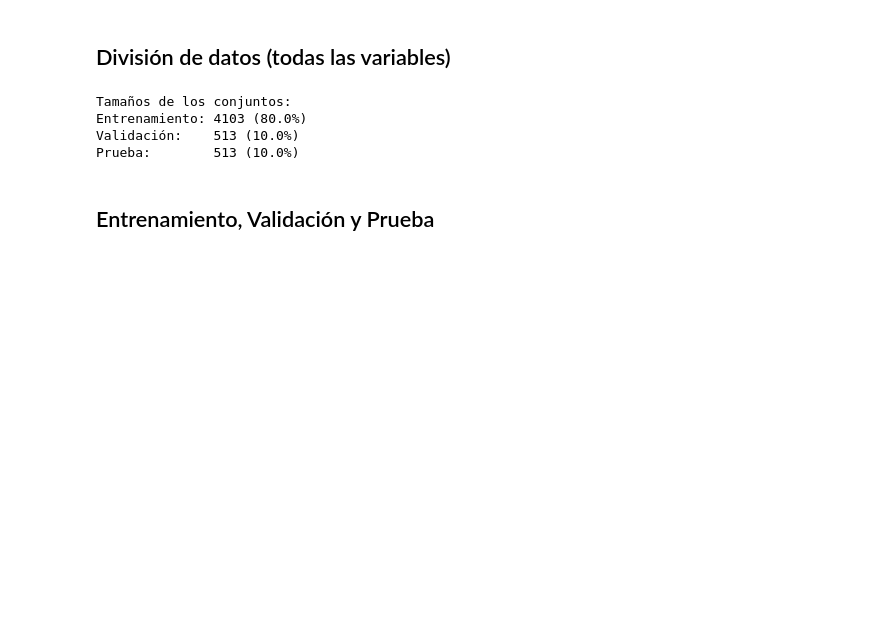
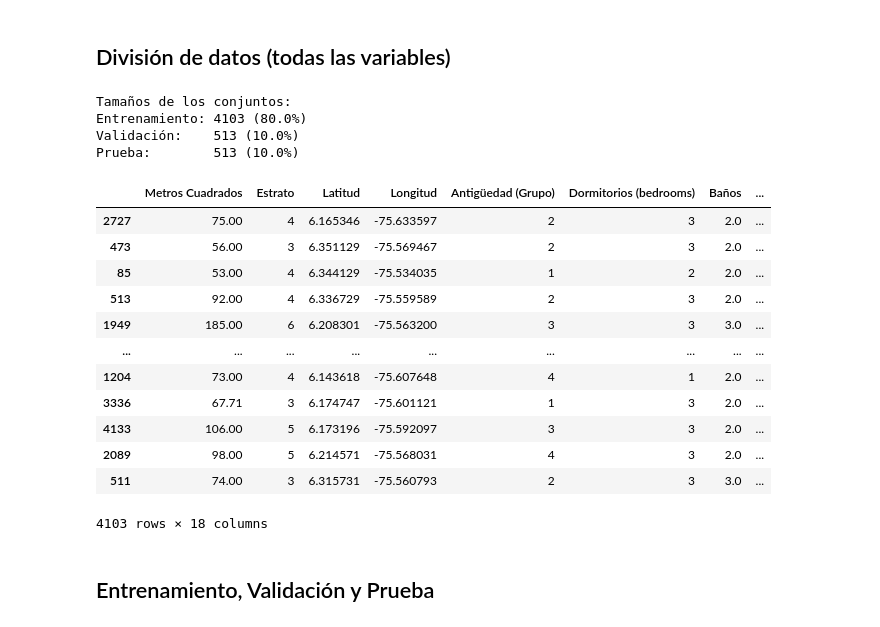
Before and after one commit to Santiago-Beltran/housing-cost-analysis-prediction, a Jupyter notebook: CRISP_DM/ModellingPhase.ipynb, the cells around one changed output. Cells and saved outputs as stored; diff of their text form; code cells hidden in the pictures; blank space fills up the shorter version.

```diff
--- a/CRISP_DM/ModellingPhase.ipynb
+++ b/CRISP_DM/ModellingPhase.ipynb
@@ -92,29 +92,44 @@ Vemos que el análisis de SHAP con un modelo de RandomForest nos brinda informac
 # %%
 # 80 10 10
 
 X = dm.drop(columns=["Precio"])
 y = dm["Precio"]
 
 
 X_train_val, X_test, y_train_val, y_test = train_test_split(
     X, y, test_size=0.10, random_state=42
 )
 
 
 X_train, X_val, y_train, y_val = train_test_split(
     X_train_val, y_train_val, test_size=0.11111, random_state=42
 )
 
 
 print("Tamaños de los conjuntos:")
 print(f"Entrenamiento: {len(X_train)} ({len(X_train)/len(dm)*100:.1f}%)")
 print(f"Validación:    {len(X_val)} ({len(X_val)/len(dm)*100:.1f}%)")
 print(f"Prueba:        {len(X_test)} ({len(X_test)/len(dm)*100:.1f}%)")
+
+X_train
 # %% [output]
 Tamaños de los conjuntos:
 Entrenamiento: 4103 (80.0%)
 Validación:    513 (10.0%)
 Prueba:        513 (10.0%)
+|  | Metros Cuadrados | Estrato | Latitud | Longitud | Antigüedad (Grupo) | Dormitorios (bedrooms) | Baños | ... |
+| 2727 | 75.00 | 4 | 6.165346 | -75.633597 | 2 | 3 | 2.0 | ... |
+| 473 | 56.00 | 3 | 6.351129 | -75.569467 | 2 | 3 | 2.0 | ... |
+| 85 | 53.00 | 4 | 6.344129 | -75.534035 | 1 | 2 | 2.0 | ... |
+| 513 | 92.00 | 4 | 6.336729 | -75.559589 | 2 | 3 | 2.0 | ... |
+| 1949 | 185.00 | 6 | 6.208301 | -75.563200 | 3 | 3 | 3.0 | ... |
+| ... | ... | ... | ... | ... | ... | ... | ... | ... |
+| 1204 | 73.00 | 4 | 6.143618 | -75.607648 | 4 | 1 | 2.0 | ... |
+| 3336 | 67.71 | 3 | 6.174747 | -75.601121 | 1 | 3 | 2.0 | ... |
+| 4133 | 106.00 | 5 | 6.173196 | -75.592097 | 3 | 3 | 2.0 | ... |
+| 2089 | 98.00 | 5 | 6.214571 | -75.568031 | 4 | 3 | 2.0 | ... |
+| 511 | 74.00 | 3 | 6.315731 | -75.560793 | 2 | 3 | 3.0 | ... |
+4103 rows × 18 columns
 # %% [markdown]
 ## Entrenamiento, Validación y Prueba
 # %%
```
Also changed, not shown: 2 other files.
